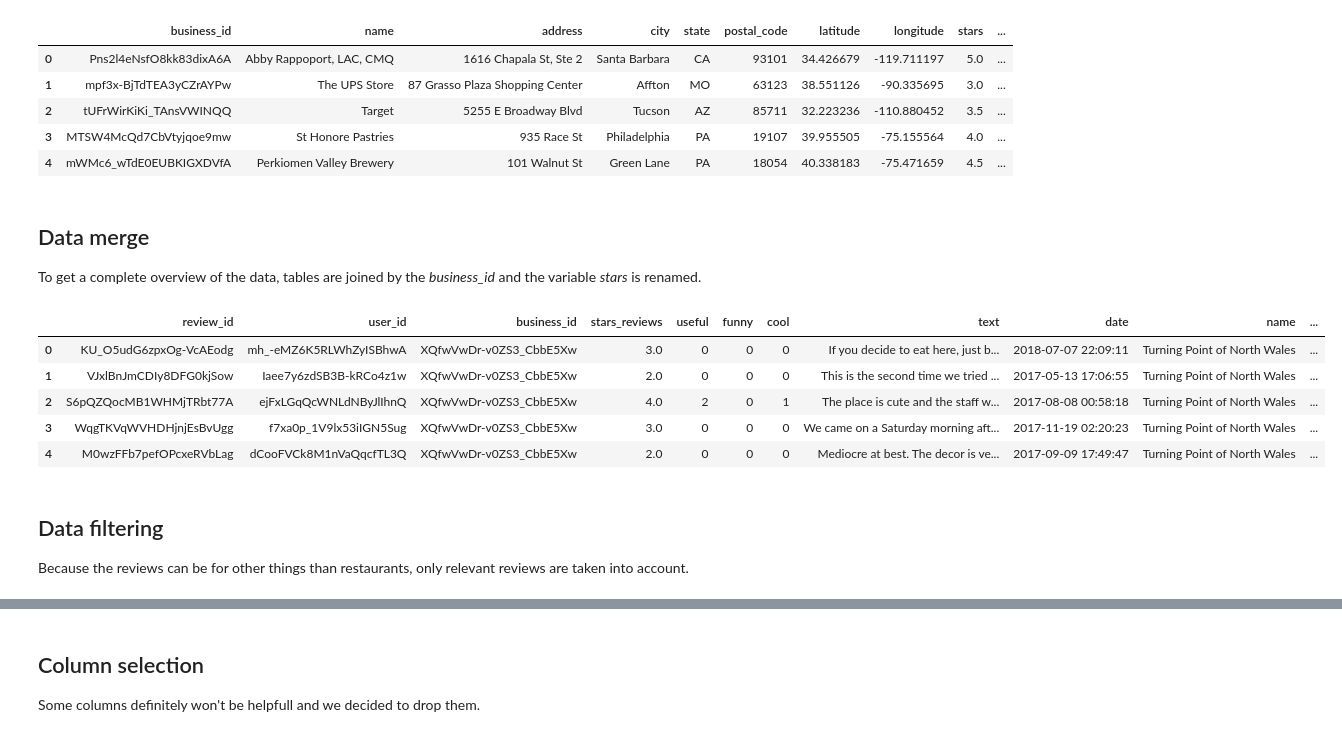
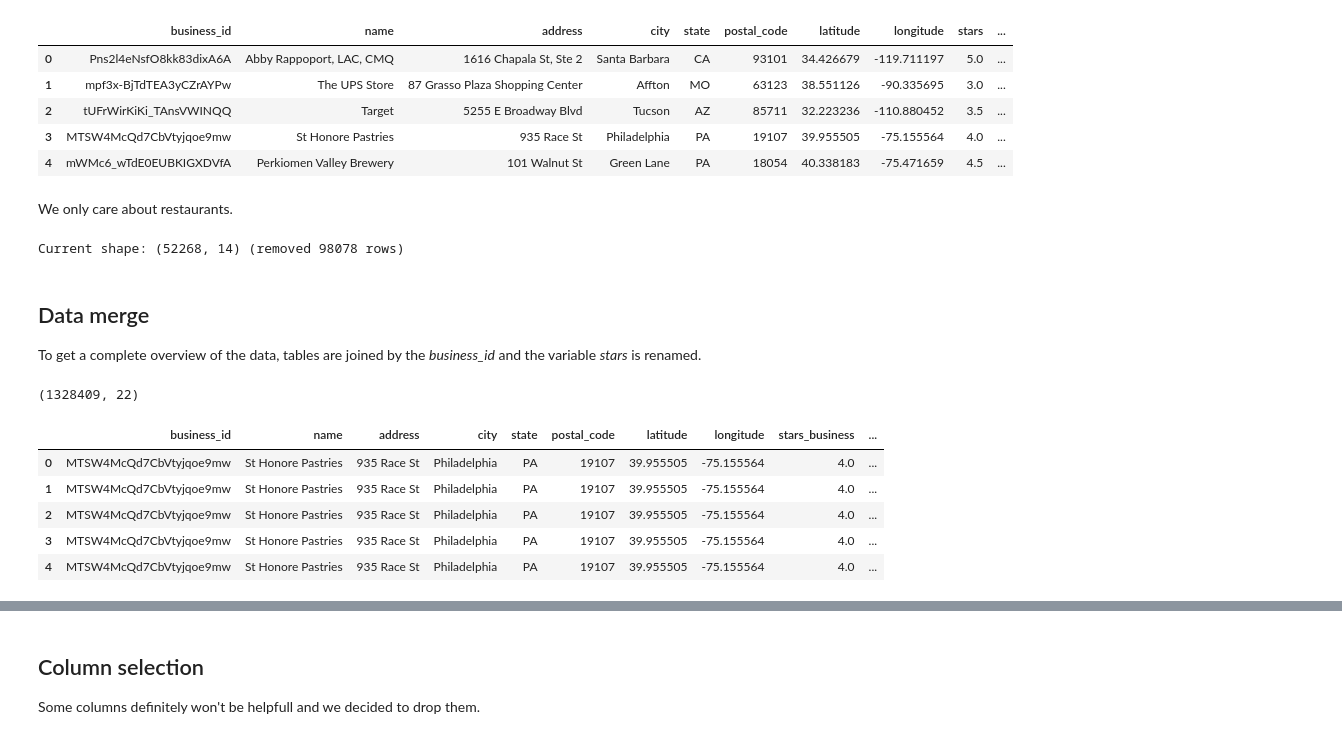
Before and after one commit to balooooooooo/text-analytics-2-coursework, a Jupyter notebook: model-creation.ipynb, the cells around one changed output, grey strips where cells are left out. Saved outputs shown, nothing was run; the diff lists cells and outputs as text; code cells hidden in the pictures.

Commit message:
Updated data preprocessing

```diff
--- a/model-creation.ipynb
+++ b/model-creation.ipynb
@@ -24,0 +33,3 @@ df_reviews.head()
+# %%
+df_reviews_short = df_reviews[df_reviews['text'].apply(lambda x: len(str(x)) < 800)]
+print(f"Current shape: {df_reviews_short.shape} (removed {df_reviews.shape[0] - df_reviews_short.shape[0]} rows)")
@@ -24,0 +40,14 @@ df_reviews.head()
+# %%
+# Get minimal value
+min_count = df_reviews_short["stars"].value_counts()
+min_category = min_count.idxmin()
+min_value = min_count[min_category]
+# Downsample
+df_reviews_down = df_reviews_short[df_reviews_short["stars"] == min_category]
+for category in [1,2,3,4,5]:
+    if category != min_category:
+        df_sample = df_reviews_short[df_reviews_short["stars"] == category]
+        df_sample = df_sample.sample(n = min_value, random_state = 99)
+        df_reviews_down = pd.concat([df_reviews_down, df_sample], ignore_index=True)
+
+print(f"Current shape: {df_reviews_down.shape} (removed {df_reviews_short.shape[0] - df_reviews_down.shape[0]} rows)")
@@ -24,0 +70,4 @@ df_reviews.head()
+# %%
+df_reviews_down["useful"] = (df_reviews_down["useful"]  - min(df_reviews_down["useful"]))/(max(df_reviews_down["useful"] ) - min(df_reviews_down["useful"]))
+df_reviews_down["funny"]  = (df_reviews_down["funny"]   - min(df_reviews_down["funny"]))/ (max(df_reviews_down["funny"] )  - min(df_reviews_down["funny"]))
+df_reviews_down["cool"]   = (df_reviews_down["cool"]    - min(df_reviews_down["cool"]))/  (max(df_reviews_down["cool"] )   - min(df_reviews_down["cool"]))
@@ -35,24 +86,29 @@ df_business.head()
 | 2 | tUFrWirKiKi_TAnsVWINQQ | Target | 5255 E Broadway Blvd | Tucson | AZ | 85711 | 32.223236 | -110.880452 | 3.5 | ... |
 | 3 | MTSW4McQd7CbVtyjqoe9mw | St Honore Pastries | 935 Race St | Philadelphia | PA | 19107 | 39.955505 | -75.155564 | 4.0 | ... |
 | 4 | mWMc6_wTdE0EUBKIGXDVfA | Perkiomen Valley Brewery | 101 Walnut St | Green Lane | PA | 18054 | 40.338183 | -75.471659 | 4.5 | ... |
+# %% [markdown]
+We only care about restaurants.
+# %%
+df_business_rest = df_business[df_business['categories'].str.contains('Restaurants', case=False, na=False)]
+print(f"Current shape: {df_business_rest.shape} (removed {df_business.shape[0] - df_business_rest.shape[0]} rows)")
+# %% [output]
+Current shape: (52268, 14) (removed 98078 rows)
 # %% [markdown]
 ## Data merge
 
 To get a complete overview of the data, tables are joined by the *business_id* and the variable *stars* is renamed.
 # %%
-df_business = df_business.rename(axis=1, mapper={"stars": "stars_business"})
-df_reviews = df_reviews.rename(axis=1, mapper={"stars": "stars_reviews"})
-df = pd.merge(df_reviews, df_business, on='business_id')
+df_business = df_business_rest.rename(axis=1, mapper={"stars": "stars_business"})
+df_reviews = df_reviews_down.rename(axis=1, mapper={"stars": "stars_reviews"})
+df = pd.merge(df_business, df_reviews, on='business_id', how="inner")
 pd.set_option('display.max_columns', None)
+print(df.shape)
 df.head()
 # %% [output]
+(1328409, 22)
-|  | review_id | user_id | business_id | stars_reviews | useful | funny | cool | text | date | name | ... |
-| 0 | KU_O5udG6zpxOg-VcAEodg | mh_-eMZ6K5RLWhZyISBhwA | XQfwVwDr-v0ZS3_CbbE5Xw | 3.0 | 0 | 0 | 0 | If you decide to eat here, just b... | 2018-07-07 22:09:11 | Turning Point of North Wales | ... |
-| 1 | VJxlBnJmCDIy8DFG0kjSow | Iaee7y6zdSB3B-kRCo4z1w | XQfwVwDr-v0ZS3_CbbE5Xw | 2.0 | 0 | 0 | 0 | This is the second time we tried ... | 2017-05-13 17:06:55 | Turning Point of North Wales | ... |
-| 2 | S6pQZQocMB1WHMjTRbt77A | ejFxLGqQcWNLdNByJlIhnQ | XQfwVwDr-v0ZS3_CbbE5Xw | 4.0 | 2 | 0 | 1 | The place is cute and the staff w... | 2017-08-08 00:58:18 | Turning Point of North Wales | ... |
-| 3 | WqgTKVqWVHDHjnjEsBvUgg | f7xa0p_1V9lx53iIGN5Sug | XQfwVwDr-v0ZS3_CbbE5Xw | 3.0 | 0 | 0 | 0 | We came on a Saturday morning aft... | 2017-11-19 02:20:23 | Turning Point of North Wales | ... |
-| 4 | M0wzFFb7pefOPcxeRVbLag | dCooFVCk8M1nVaQqcfTL3Q | XQfwVwDr-v0ZS3_CbbE5Xw | 2.0 | 0 | 0 | 0 | Mediocre at best. The decor is ve... | 2017-09-09 17:49:47 | Turning Point of North Wales | ... |
+|  | business_id | name | address | city | state | postal_code | latitude | longitude | stars_business | ... |
+| 0 | MTSW4McQd7CbVtyjqoe9mw | St Honore Pastries | 935 Race St | Philadelphia | PA | 19107 | 39.955505 | -75.155564 | 4.0 | ... |
+| 1 | MTSW4McQd7CbVtyjqoe9mw | St Honore Pastries | 935 Race St | Philadelphia | PA | 19107 | 39.955505 | -75.155564 | 4.0 | ... |
+| 2 | MTSW4McQd7CbVtyjqoe9mw | St Honore Pastries | 935 Race St | Philadelphia | PA | 19107 | 39.955505 | -75.155564 | 4.0 | ... |
+| 3 | MTSW4McQd7CbVtyjqoe9mw | St Honore Pastries | 935 Race St | Philadelphia | PA | 19107 | 39.955505 | -75.155564 | 4.0 | ... |
+| 4 | MTSW4McQd7CbVtyjqoe9mw | St Honore Pastries | 935 Race St | Philadelphia | PA | 19107 | 39.955505 | -75.155564 | 4.0 | ... |
-# %% [markdown]
-## Data filtering
-
-Because the reviews can be for other things than restaurants, only relevant reviews are taken into account.
```
Also changed, not shown: parts of 23 cells of this notebook.
